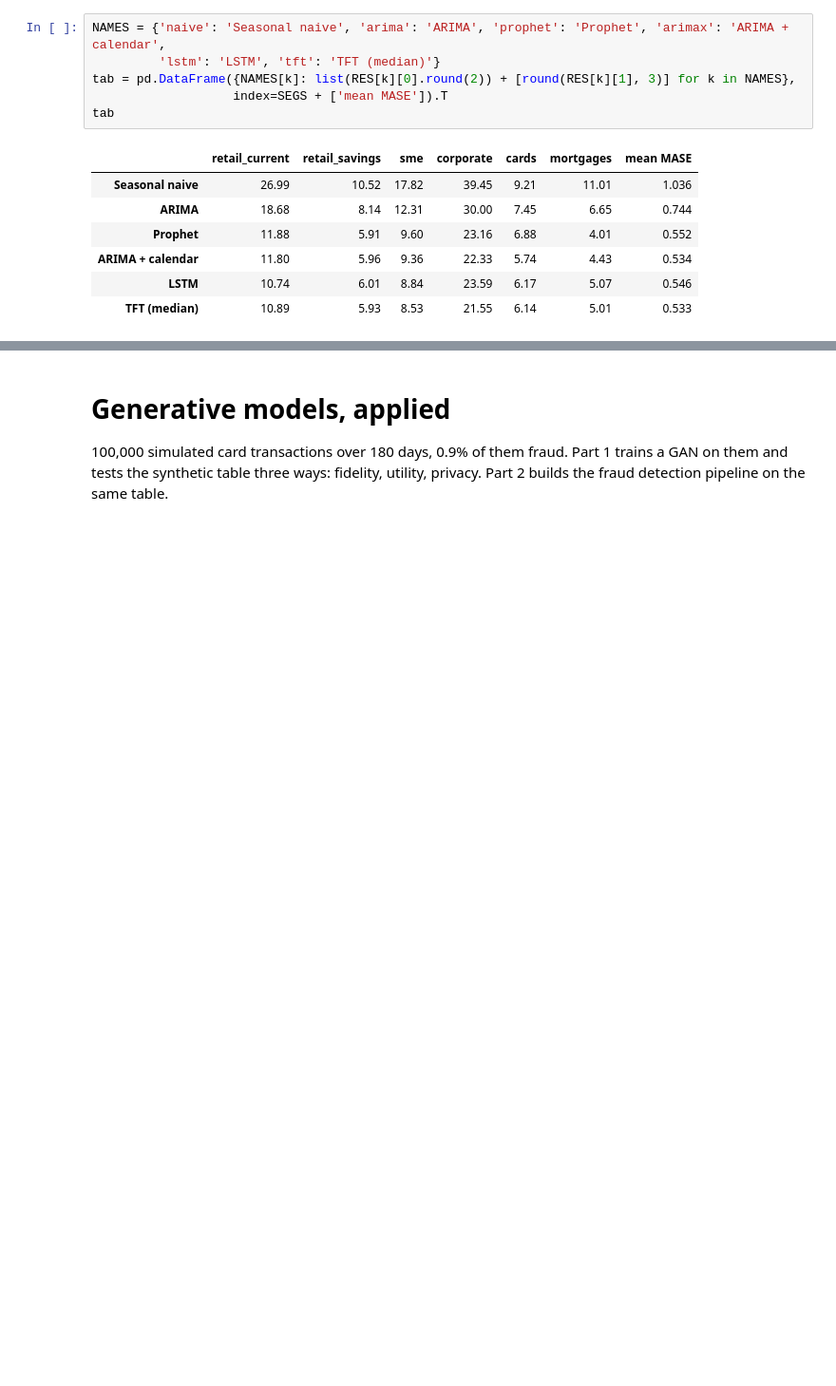
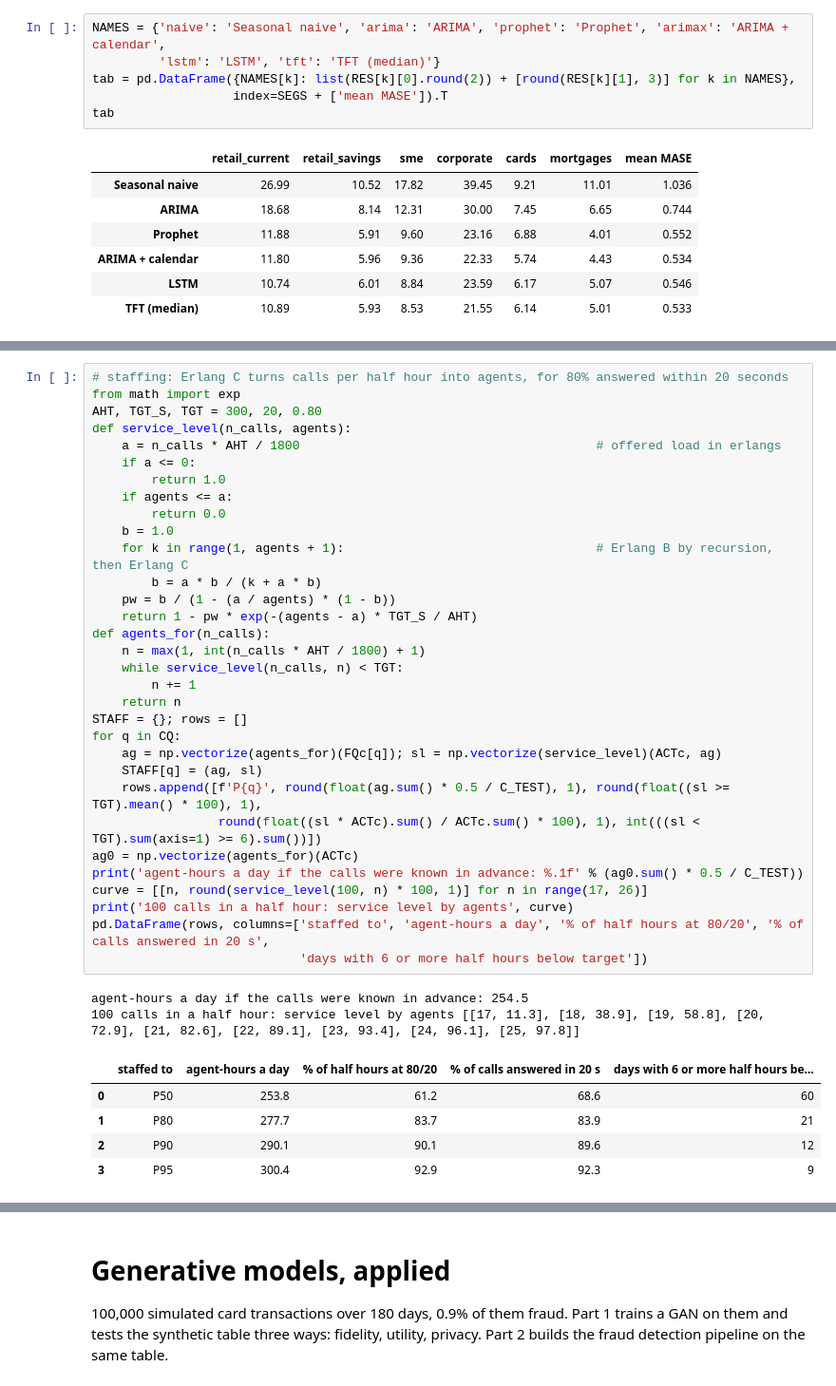
Before and after one commit to iitm-da/finance-ml, a Jupyter notebook: forecasting_and_generative_models.ipynb, the cells around one changed output, grey strips where cells are left out. Shown at 95% size. Drawn from its saved outputs; the diff is of its cells as text; blank space fills up the shorter version.

Commit message:
Day 1 applications: call volume example (half-hourly forecast, P90 backtest by day, intraday update, Erlang C staffing widget), simulated call data and notebook cells

```diff
--- a/forecasting_and_generative_models.ipynb
+++ b/forecasting_and_generative_models.ipynb
@@ -637,0 +710,40 @@ kept ['n', 'n_new', 'days', 'test', 'ex', 'kinds', 'mase', 't_shared', 't_local'
+# %%
+# staffing: Erlang C turns calls per half hour into agents, for 80% answered within 20 seconds
+from math import exp
+AHT, TGT_S, TGT = 300, 20, 0.80
+def service_level(n_calls, agents):
+    a = n_calls * AHT / 1800                                        # offered load in erlangs
+    if a <= 0:
+        return 1.0
+    if agents <= a:
+        return 0.0
+    b = 1.0
+    for k in range(1, agents + 1):                                  # Erlang B by recursion, then Erlang C
+        b = a * b / (k + a * b)
+    pw = b / (1 - (a / agents) * (1 - b))
+    return 1 - pw * exp(-(agents - a) * TGT_S / AHT)
+def agents_for(n_calls):
+    n = max(1, int(n_calls * AHT / 1800) + 1)
+    while service_level(n_calls, n) < TGT:
+        n += 1
+    return n
+STAFF = {}; rows = []
+for q in CQ:
+    ag = np.vectorize(agents_for)(FQc[q]); sl = np.vectorize(service_level)(ACTc, ag)
+    STAFF[q] = (ag, sl)
+    rows.append([f'P{q}', round(float(ag.sum() * 0.5 / C_TEST), 1), round(float((sl >= TGT).mean() * 100), 1),
+                 round(float((sl * ACTc).sum() / ACTc.sum() * 100), 1), int(((sl < TGT).sum(axis=1) >= 6).sum())])
+ag0 = np.vectorize(agents_for)(ACTc)
+print('agent-hours a day if the calls were known in advance: %.1f' % (ag0.sum() * 0.5 / C_TEST))
+curve = [[n, round(service_level(100, n) * 100, 1)] for n in range(17, 26)]
+print('100 calls in a half hour: service level by agents', curve)
+pd.DataFrame(rows, columns=['staffed to', 'agent-hours a day', '% of half hours at 80/20', '% of calls answered in 20 s',
+                            'days with 6 or more half hours below target'])
+# %% [output]
+agent-hours a day if the calls were known in advance: 254.5
+100 calls in a half hour: service level by agents [[17, 11.3], [18, 38.9], [19, 58.8], [20, 72.9], [21, 82.6], [22, 89.1], [23, 93.4], [24, 96.1], [25, 97.8]]
+|  | staffed to | agent-hours a day | % of half hours at 80/20 | % of calls answered in 20 s | days with 6 or more half hours be... |
+| 0 | P50 | 253.8 | 61.2 | 68.6 | 60 |
+| 1 | P80 | 277.7 | 83.7 | 83.9 | 21 |
+| 2 | P90 | 290.1 | 90.1 | 89.6 | 12 |
+| 3 | P95 | 300.4 | 92.9 | 92.3 | 9 |
```
Also changed, not shown: parts of 27 cells of this notebook, 8 other files.
